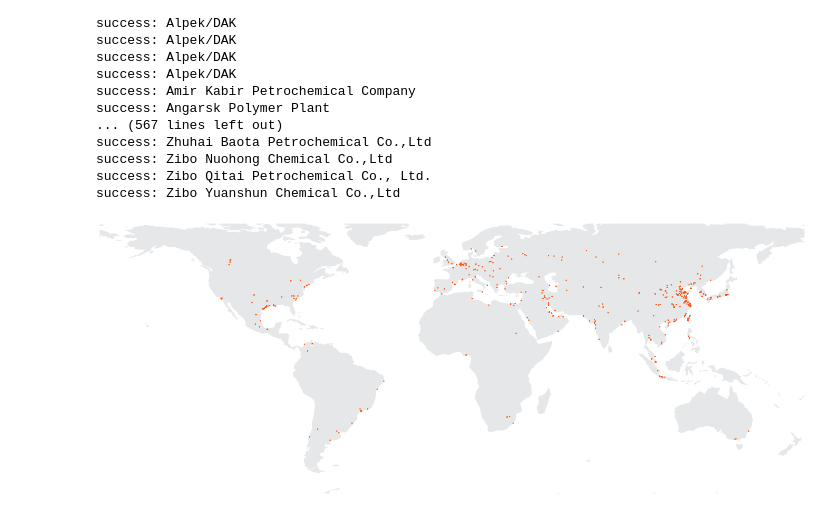
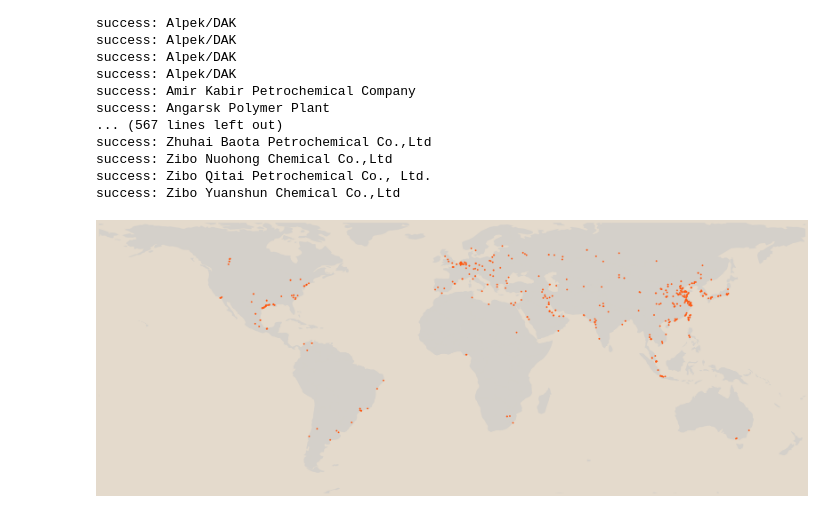
Before and after one commit to earthrise-media/plastic-tracker, a Jupyter notebook: notebooks/geocode_assets.ipynb, the cells around one changed output. Drawn from its saved outputs; the diff is of its cells as text; code cells hidden in the pictures.

```diff
--- a/notebooks/geocode_assets.ipynb
+++ b/notebooks/geocode_assets.ipynb
@@ -118,37 +118,40 @@ success: Zibo Nuohong Chemical Co.,Ltd
 success: Zibo Qitai Petrochemical Co., Ltd.
 success: Zibo Yuanshun Chemical Co.,Ltd
 # %%
-full_operator_coords = pd.concat([operator_df, operator_coords], axis=1)
-full_operator_coords.to_pickle("../dataframes/assetcoords.pkl")
+# full_operator_coords = pd.concat([operator_df, operator_coords], axis=1)
+# full_operator_coords.to_pickle("../dataframes/assetcoords.pkl")
+
+full_operator_coords = pd.read_pickle("../dataframes/coords.pkl")
 
 gdf = geopandas.GeoDataFrame(
     full_operator_coords,
     geometry=geopandas.points_from_xy(
         full_operator_coords.lon, full_operator_coords.lat
     )
 )
 
 world = geopandas.read_file(
     geopandas.datasets.get_path('naturalearth_lowres')
 )
 
-f, ax = plt.subplots(figsize=(25, 15))
+f, ax = plt.subplots(figsize=(25, 15), facecolor='#e4dacc')
 ax.set_xlim([-180, 180])
 ax.set_ylim([-66, 72])
 
 world.plot(
     ax=ax,
     color="#BDC3C7",
     alpha=0.4
 )
 
 gdf.plot(
     ax=ax,
     color='#ff5811',
-    markersize=3
+    markersize=10
 )
 
 ax.axis('off')
-plt.savefig('../imgs/assets.png', transparent=True)
+plt.tight_layout()
+plt.savefig('../imgs/assets.png')
 # %% [output]
-[figure, old version]
+[figure, new version]
```
Also changed, not shown: 1 other file.
